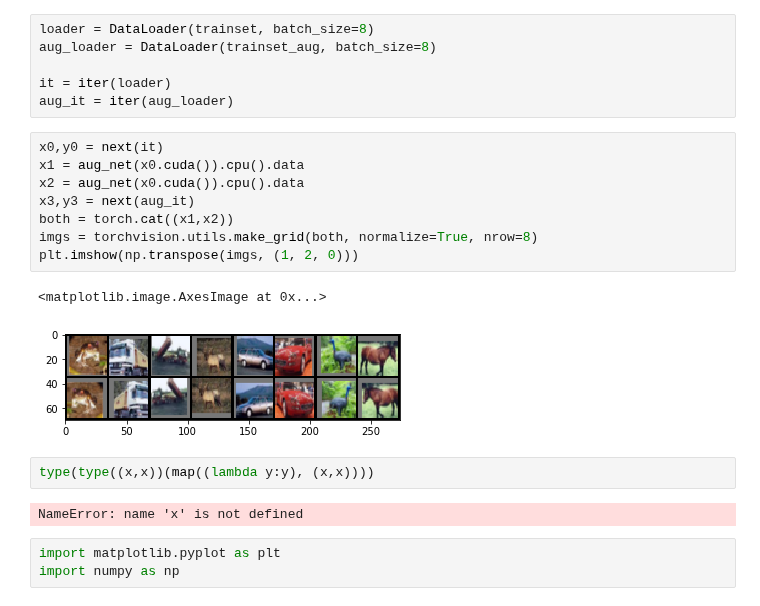
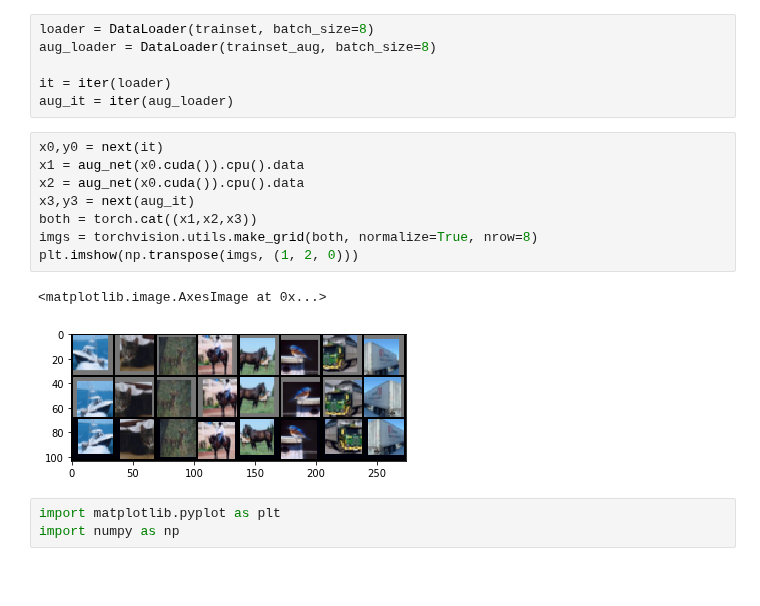
Before and after one commit to mfinzi/gans-and-stuff, a Jupyter notebook: experiments/auglayerTest.ipynb, the cells around one changed output. Drawn from its saved outputs; the diff is of its cells as text; blank space fills up the shorter version.

```diff
--- a/experiments/auglayerTest.ipynb
+++ b/experiments/auglayerTest.ipynb
@@ -56,18 +56,14 @@ aug_it = iter(aug_loader)
 # %%
 x0,y0 = next(it)
 x1 = aug_net(x0.cuda()).cpu().data
 x2 = aug_net(x0.cuda()).cpu().data
 x3,y3 = next(aug_it)
-both = torch.cat((x1,x2))
+both = torch.cat((x1,x2,x3))
 imgs = torchvision.utils.make_grid(both, normalize=True, nrow=8)
 plt.imshow(np.transpose(imgs, (1, 2, 0)))
 # %% [output]
 <matplotlib.image.AxesImage at 0x...>
-[figure, old version]
+[figure, new version]
-# %%
-type(type((x,x))(map((lambda y:y), (x,x))))
-# %% [output]
-NameError: name 'x' is not defined
 # %%
 import matplotlib.pyplot as plt
 import numpy as np
```
Also changed, not shown: parts of 7 cells of this notebook, 4 other files.
